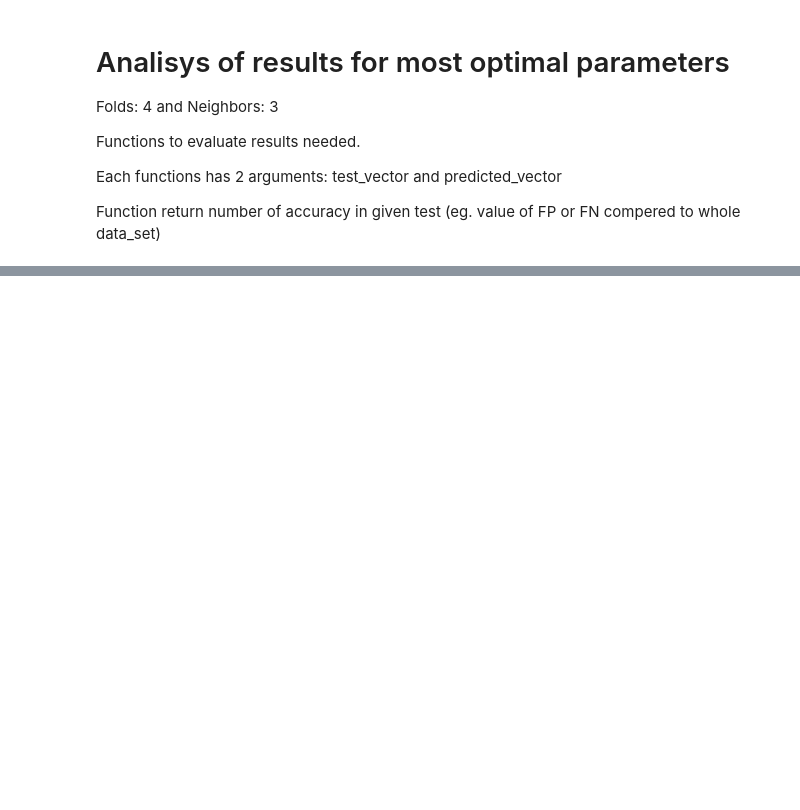
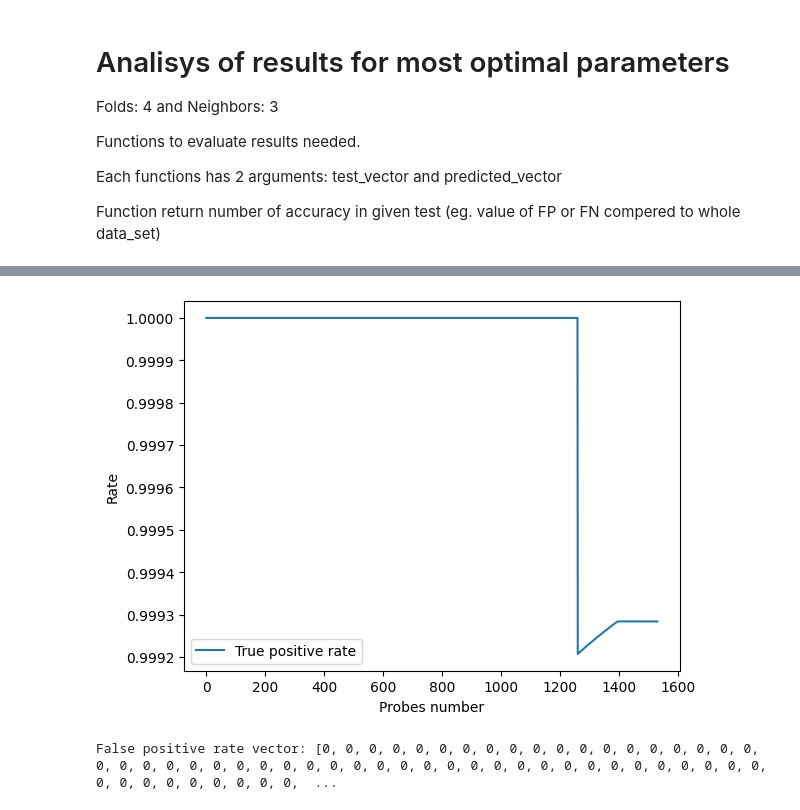
Before and after one commit to JarekSmardzewski/ADAC_SQLi_ml, a Jupyter notebook: code/sqli_ml.ipynb, the cells around one changed output, grey strips where cells are left out. Cells and saved outputs as stored; diff of their text form; code cells hidden in the pictures; blank space fills up the shorter version.

```diff
--- a/code/sqli_ml.ipynb
+++ b/code/sqli_ml.ipynb
@@ -164,9 +168,12 @@ for train, test in kfold.split(np_dataset):
 
    # Test results
    y_pred = knn.predict(X_test)
+   print(y_pred)
    accuracy = accuracy_score(y_test, y_pred)
    print(accuracy)
 
+   y_prob = knn.predict_proba(X_test)
+
    test_vector = [*test_vector, *y_test]
    predicted_vector = [*predicted_vector, *y_pred]
 # %% [output]
@@ -176,0 +216,12 @@ for train, test in kfold.split(np_dataset):
+# %%
+# Confusion Matrix
+# print macierzy??
+N=len(y_pred)
+sum = 0
+
+for i in range(0,N):
+    if(y_pred[i]==y_test[i]):
+        sum+=1
+
+result=sum/N
+print(result)
@@ -176,0 +278,23 @@ for train, test in kfold.split(np_dataset):
+# %%
+tpr_vec = []
+fpr_vec = fp_vec
+
+for i in range(0,N-1):
+    tpr_vec+=[np.sum(tp_vec[0:i+1])/(np.sum(fn_vec[0:i+1])+np.sum(tp_vec[0:i+1]))]
+# %%
+plt.plot(tpr_vec, label='True positive rate')
+plt.legend()
+plt.xlabel("Probes number")
+plt.ylabel("Rate")
+
+plt.show()
+print(f'False positive rate vector: {fpr_vec}')
+
+#min_point=np.min(tpr_vec)
+#max_point=np.max(tpr_vec)
+
+#area = np.trapz(tpr_vec, dx=1)
+#print(f'AUC: {area}')
+# %% [output]
+[figure, added]
+False positive rate vector: [0, 0, 0, 0, 0, 0, 0, 0, 0, 0, 0, 0, 0, 0, 0, 0, 0, 0, 0, 0, 0, 0, 0, 0, 0, 0, 0, 0, 0, 0, 0, 0, 0, 0, 0, 0, 0, 0, 0, 0, 0, 0, 0, 0, 0, 0, 0, 0, 0, 0, 0, 0, 0, 0, 0, 0, 0,  ...
```
Also changed, not shown: parts of 9 cells of this notebook.
